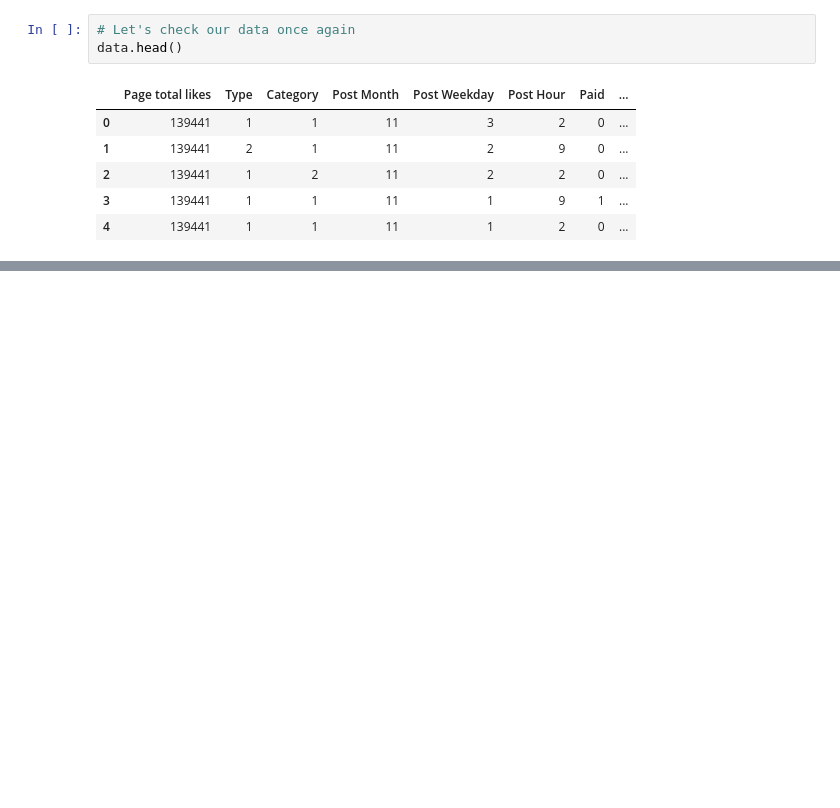
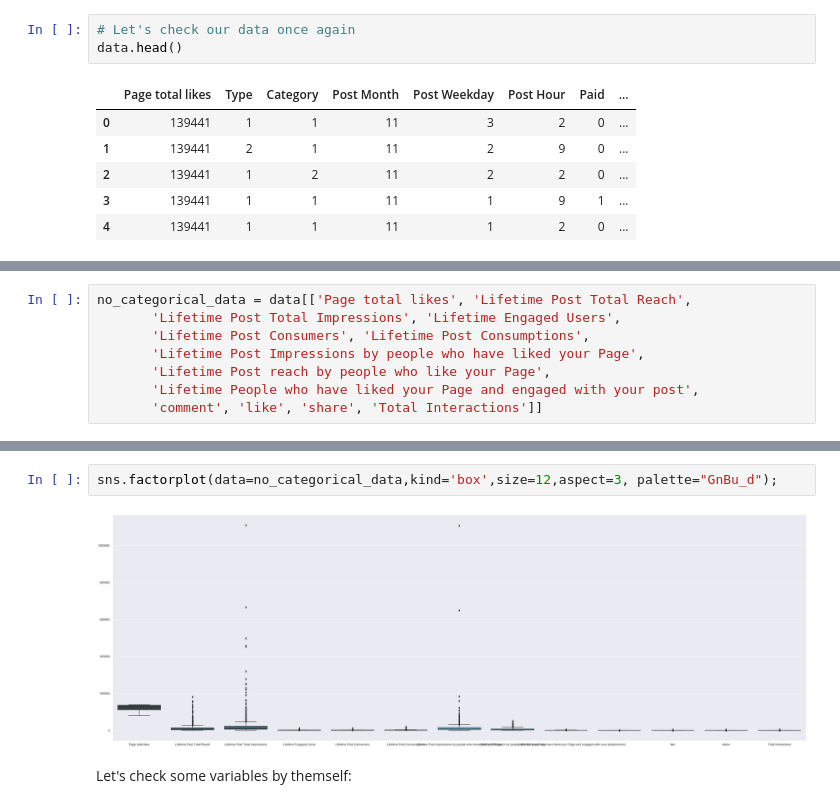
Before and after one commit to tomruarol/facebook_metrics_analysis, a Jupyter notebook: facebook_metrics_analysis.ipynb, the cells around one changed output, grey strips where cells are left out. Saved outputs shown, nothing was run; the diff lists cells and outputs as text; blank space fills up the shorter version.

Commit message:
Outliers Check/ not done

```diff
--- a/facebook_metrics_analysis.ipynb
+++ b/facebook_metrics_analysis.ipynb
@@ -244,0 +263,8 @@ data.head()
+# %%
+no_categorical_data = data[['Page total likes', 'Lifetime Post Total Reach',
+       'Lifetime Post Total Impressions', 'Lifetime Engaged Users',
+       'Lifetime Post Consumers', 'Lifetime Post Consumptions',
+       'Lifetime Post Impressions by people who have liked your Page',
+       'Lifetime Post reach by people who like your Page',
+       'Lifetime People who have liked your Page and engaged with your post',
+       'comment', 'like', 'share', 'Total Interactions']]
@@ -244,0 +283,6 @@ data.head()
+# %%
+sns.factorplot(data=no_categorical_data,kind='box',size=12,aspect=3, palette="GnBu_d");
+# %% [output]
+[figure, added]
+# %% [markdown]
+Let's check some variables by themself:
```
Also changed, not shown: parts of 10 cells of this notebook.
